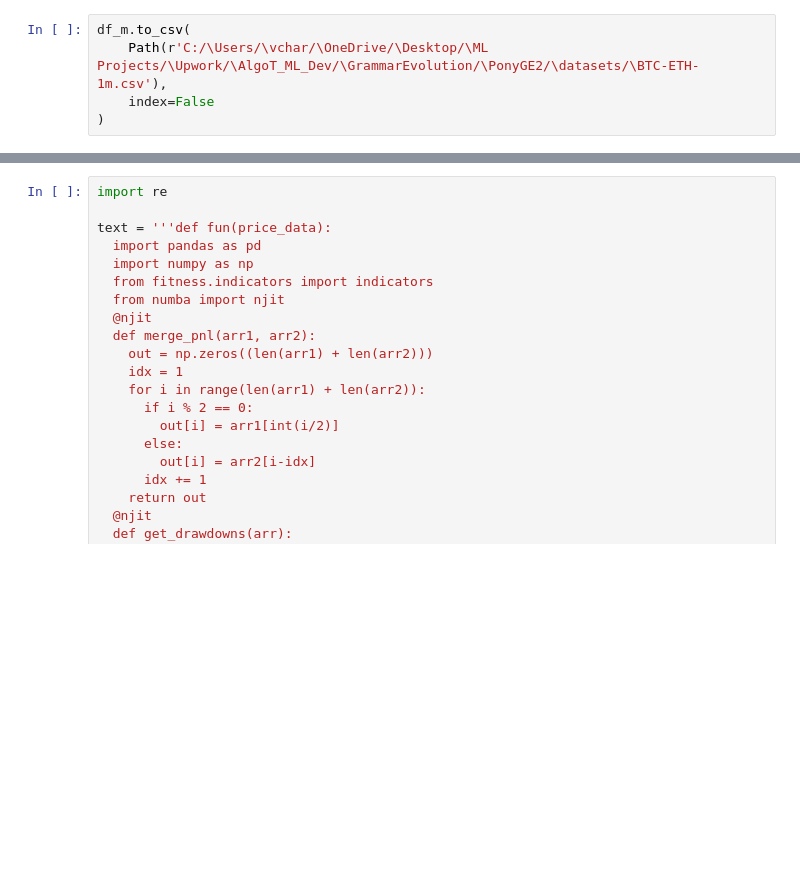
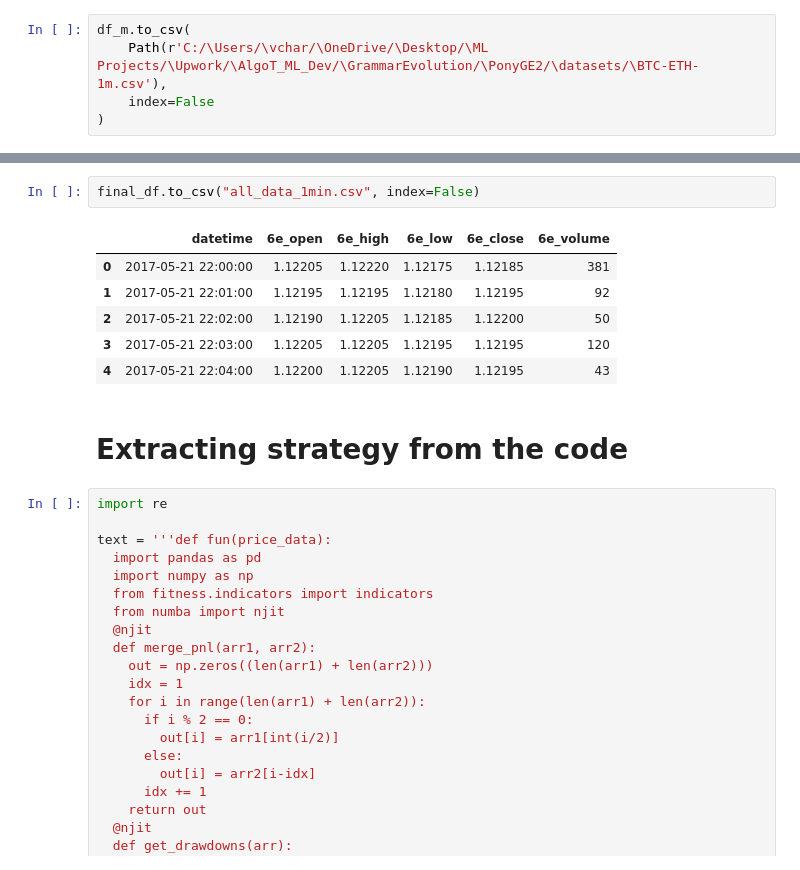
Before and after one commit to VaheC/PonyGE2, a Jupyter notebook: test.ipynb, the cells around one changed output, grey strips where cells are left out. Cells and saved outputs as stored; diff of their text form; blank space fills up the shorter version.

```diff
--- a/test.ipynb
+++ b/test.ipynb
@@ -1910,3 +1994,14 @@ df_m.to_csv(
+# %%
+final_df.to_csv("all_data_1min.csv", index=False)
+# %% [output]
+|  | datetime | 6e_open | 6e_high | 6e_low | 6e_close | 6e_volume |
+| 0 | 2017-05-21 22:00:00 | 1.12205 | 1.12220 | 1.12175 | 1.12185 | 381 |
+| 1 | 2017-05-21 22:01:00 | 1.12195 | 1.12195 | 1.12180 | 1.12195 | 92 |
+| 2 | 2017-05-21 22:02:00 | 1.12190 | 1.12205 | 1.12185 | 1.12200 | 50 |
+| 3 | 2017-05-21 22:03:00 | 1.12205 | 1.12205 | 1.12195 | 1.12195 | 120 |
+| 4 | 2017-05-21 22:04:00 | 1.12200 | 1.12205 | 1.12190 | 1.12195 | 43 |
+# %% [markdown]
+# Extracting strategy from the code
 # %%
 import re
 
```
Also changed, not shown: parts of 7 cells of this notebook.
